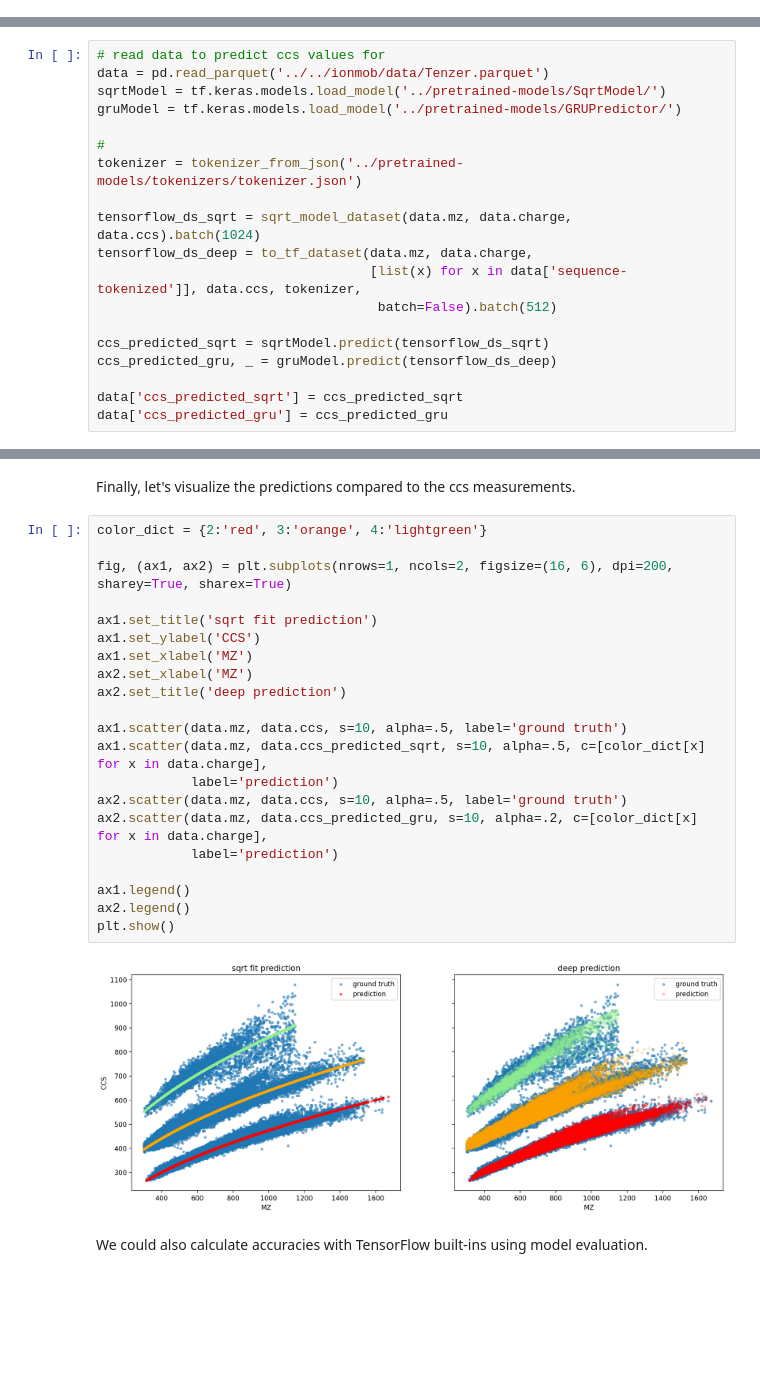
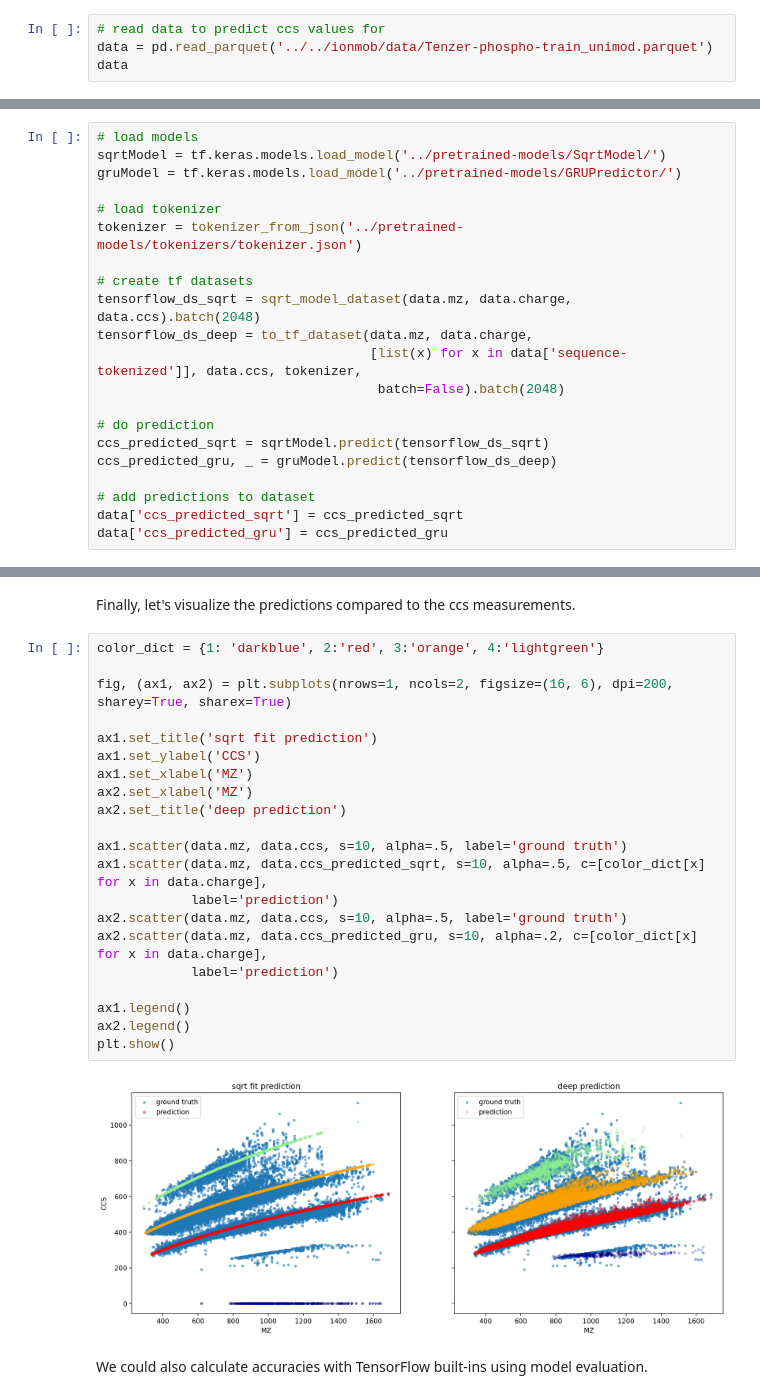
Before and after one commit to theGreatHerrLebert/ionmob, a Jupyter notebook: notebook/CheckAccuracy.ipynb, the cells around one changed output, grey strips where cells are left out. Saved outputs shown, nothing was run; the diff lists cells and outputs as text; blank space fills up the shorter version.

```diff
--- a/notebook/CheckAccuracy.ipynb
+++ b/notebook/CheckAccuracy.ipynb
@@ -18,0 +19,4 @@ Let's compare accuracy for two predictors. One that only does a zero-information
+# %%
+# read data to predict ccs values for
+data = pd.read_parquet('../../ionmob/data/Tenzer-phospho-train_unimod.parquet')
+data
@@ -19,20 +37,22 @@ Let's compare accuracy for two predictors. One that only does a zero-information
 # %%
-# read data to predict ccs values for
-data = pd.read_parquet('../../ionmob/data/Tenzer.parquet')
+# load models
 sqrtModel = tf.keras.models.load_model('../pretrained-models/SqrtModel/')
 gruModel = tf.keras.models.load_model('../pretrained-models/GRUPredictor/')
 
-#
+# load tokenizer
 tokenizer = tokenizer_from_json('../pretrained-models/tokenizers/tokenizer.json')
 
-tensorflow_ds_sqrt = sqrt_model_dataset(data.mz, data.charge, data.ccs).batch(1024)
+# create tf datasets
+tensorflow_ds_sqrt = sqrt_model_dataset(data.mz, data.charge, data.ccs).batch(2048)
 tensorflow_ds_deep = to_tf_dataset(data.mz, data.charge,
                                    [list(x) for x in data['sequence-tokenized']], data.ccs, tokenizer,
-                                    batch=False).batch(512)
+                                    batch=False).batch(2048)
 
+# do prediction
 ccs_predicted_sqrt = sqrtModel.predict(tensorflow_ds_sqrt)
 ccs_predicted_gru, _ = gruModel.predict(tensorflow_ds_deep)
 
+# add predictions to dataset
 data['ccs_predicted_sqrt'] = ccs_predicted_sqrt
 data['ccs_predicted_gru'] = ccs_predicted_gru
 # %% [output]
@@ -61,28 +81,28 @@ gru  mean absolute error        : 8.27
 # %% [markdown]
 Finally, let's visualize the predictions compared to the ccs measurements.
 # %%
-color_dict = {2:'red', 3:'orange', 4:'lightgreen'}
+color_dict = {1: 'darkblue', 2:'red', 3:'orange', 4:'lightgreen'}
 
 fig, (ax1, ax2) = plt.subplots(nrows=1, ncols=2, figsize=(16, 6), dpi=200, sharey=True, sharex=True)
 
 ax1.set_title('sqrt fit prediction')
 ax1.set_ylabel('CCS')
 ax1.set_xlabel('MZ')
 ax2.set_xlabel('MZ')
 ax2.set_title('deep prediction')
 
 ax1.scatter(data.mz, data.ccs, s=10, alpha=.5, label='ground truth')
 ax1.scatter(data.mz, data.ccs_predicted_sqrt, s=10, alpha=.5, c=[color_dict[x] for x in data.charge],
             label='prediction')
 ax2.scatter(data.mz, data.ccs, s=10, alpha=.5, label='ground truth')
 ax2.scatter(data.mz, data.ccs_predicted_gru, s=10, alpha=.2, c=[color_dict[x] for x in data.charge],
             label='prediction')
 
 ax1.legend()
 ax2.legend()
 plt.show()
 # %% [output]
-[figure, old version]
+[figure, new version]
 # %% [markdown]
 We could also calculate accuracies with TensorFlow built-ins using model evaluation.
 # %%
```
Also changed, not shown: parts of 7 cells of this notebook, 4 other files.
